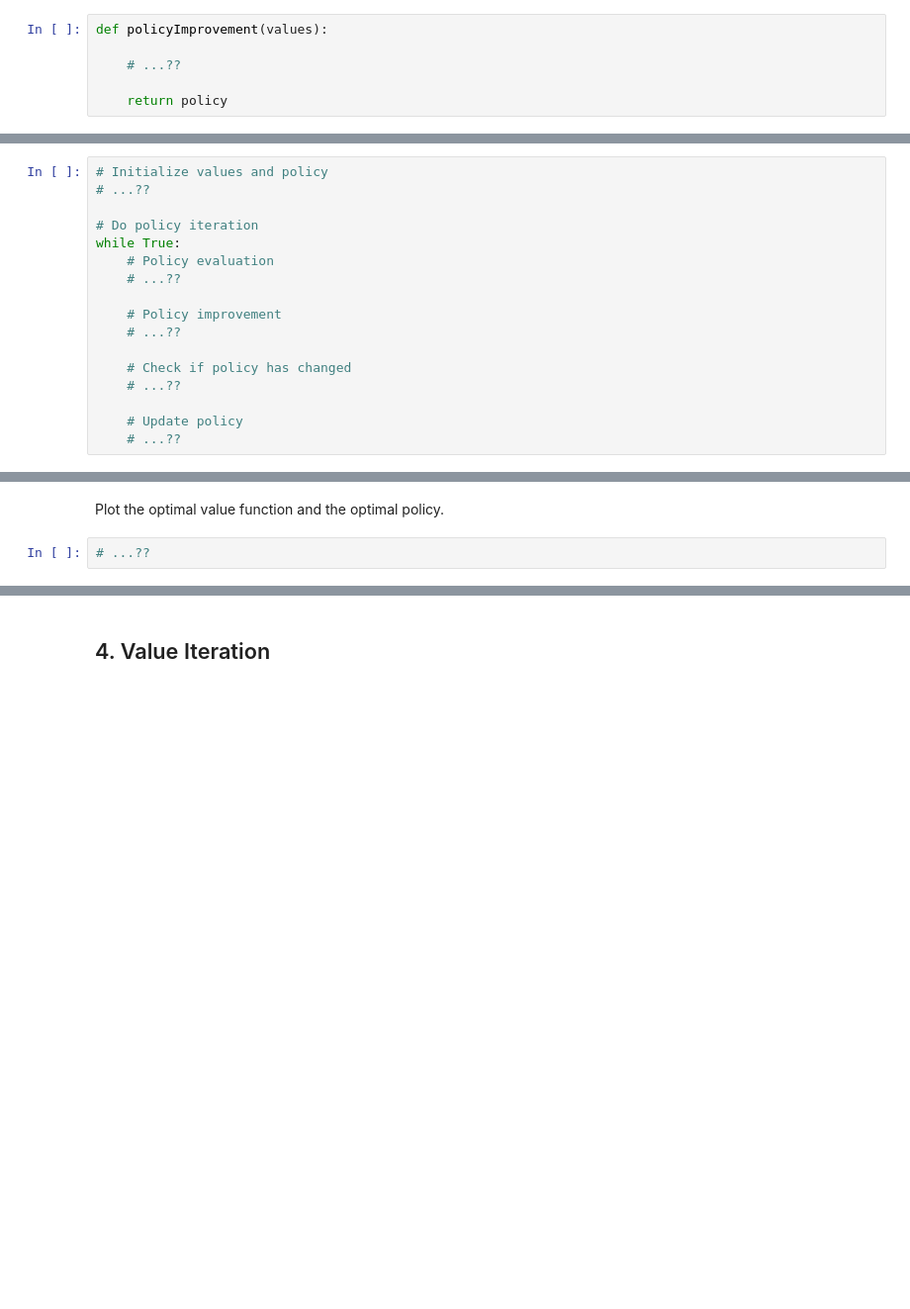
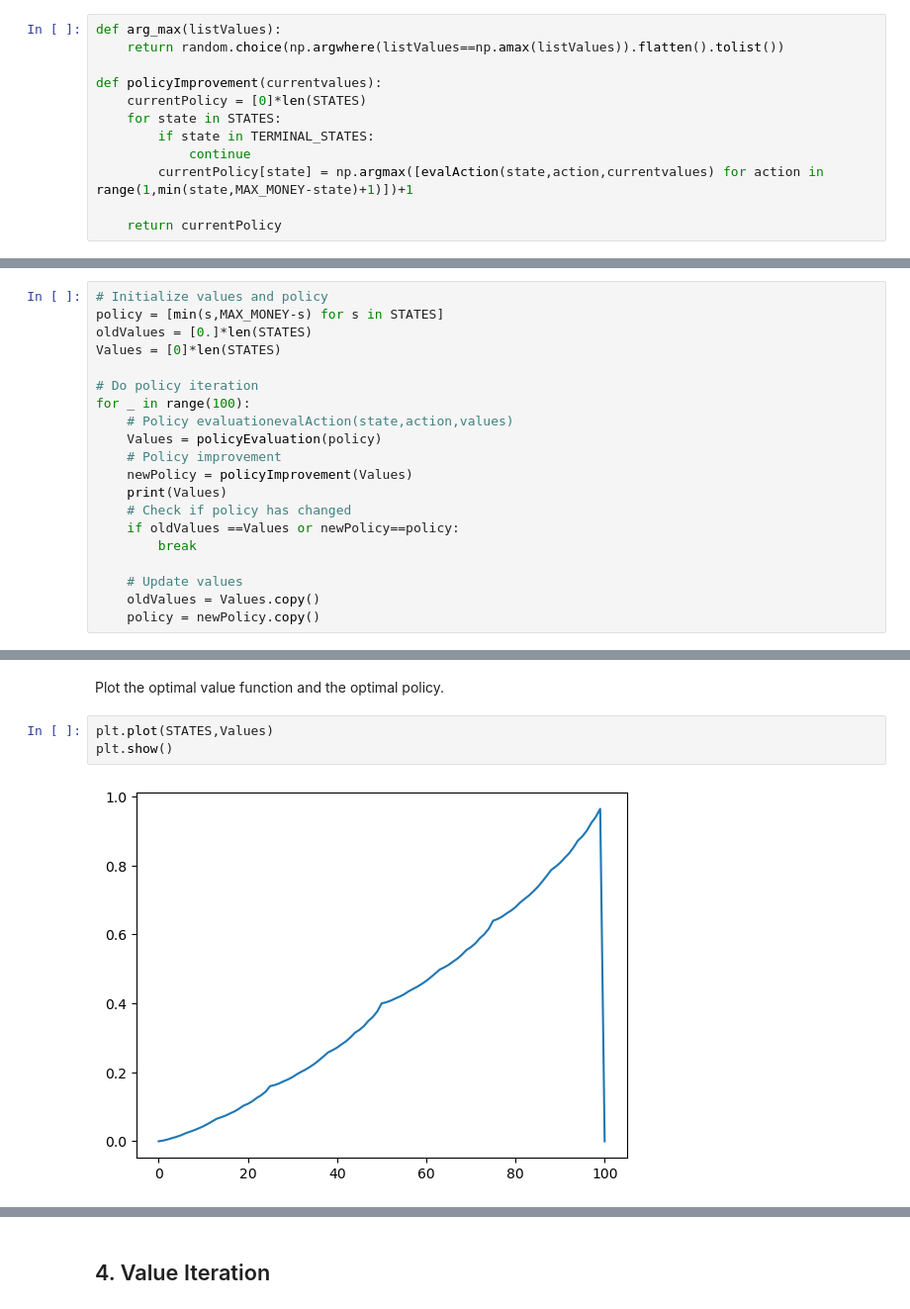
Before and after one commit to pbagnoud/ATML_2024, a Jupyter notebook: seminar02/Gambler's_Problem.ipynb, the cells around one changed output, grey strips where cells are left out. Shown at 99% size. Drawn from its saved outputs; the diff is of its cells as text; blank space fills up the shorter version.

```diff
--- a/seminar02/Gambler's_Problem.ipynb
+++ b/seminar02/Gambler's_Problem.ipynb
@@ -142,25 +167,34 @@ Implement the policy improvement step as a function that takes the current value
 # %%
-def policyImprovement(values):
+def arg_max(listValues):
+    return random.choice(np.argwhere(listValues==np.amax(listValues)).flatten().tolist())
 
-    # ...??
+def policyImprovement(currentvalues):
+    currentPolicy = [0]*len(STATES)
+    for state in STATES:
+        if state in TERMINAL_STATES:
+            continue
+        currentPolicy[state] = np.argmax([evalAction(state,action,currentvalues) for action in range(1,min(state,MAX_MONEY-state)+1)])+1
 
-    return policy
+    return currentPolicy
 # %% [markdown]
 Implement policy iteration, using the functions you implemented above.
 # %%
 # Initialize values and policy
-# ...??
+policy = [min(s,MAX_MONEY-s) for s in STATES]
+oldValues = [0.]*len(STATES)
+Values = [0]*len(STATES)
 
 # Do policy iteration
-while True:
-    # Policy evaluation
-    # ...??
+for _ in range(100):
+    # Policy evaluationevalAction(state,action,values)
+    Values = policyEvaluation(policy)
+    # Policy improvement
+    newPolicy = policyImprovement(Values)
+    print(Values)
+    # Check if policy has changed
+    if oldValues ==Values or newPolicy==policy:
+        break
 
-    # Policy improvement
-    # ...??
-
-    # Check if policy has changed
-    # ...??
-
-    # Update policy
-    # ...??
+    # Update values
+    oldValues = Values.copy()
+    policy = newPolicy.copy()
@@ -167,4 +219,7 @@ while True:
 # %% [markdown]
 Plot the optimal value function and the optimal policy.
 # %%
-# ...??
+plt.plot(STATES,Values)
+plt.show()
+# %% [output]
+[figure, added]
```
Also changed, not shown: parts of 16 cells of this notebook, 2 other files.
